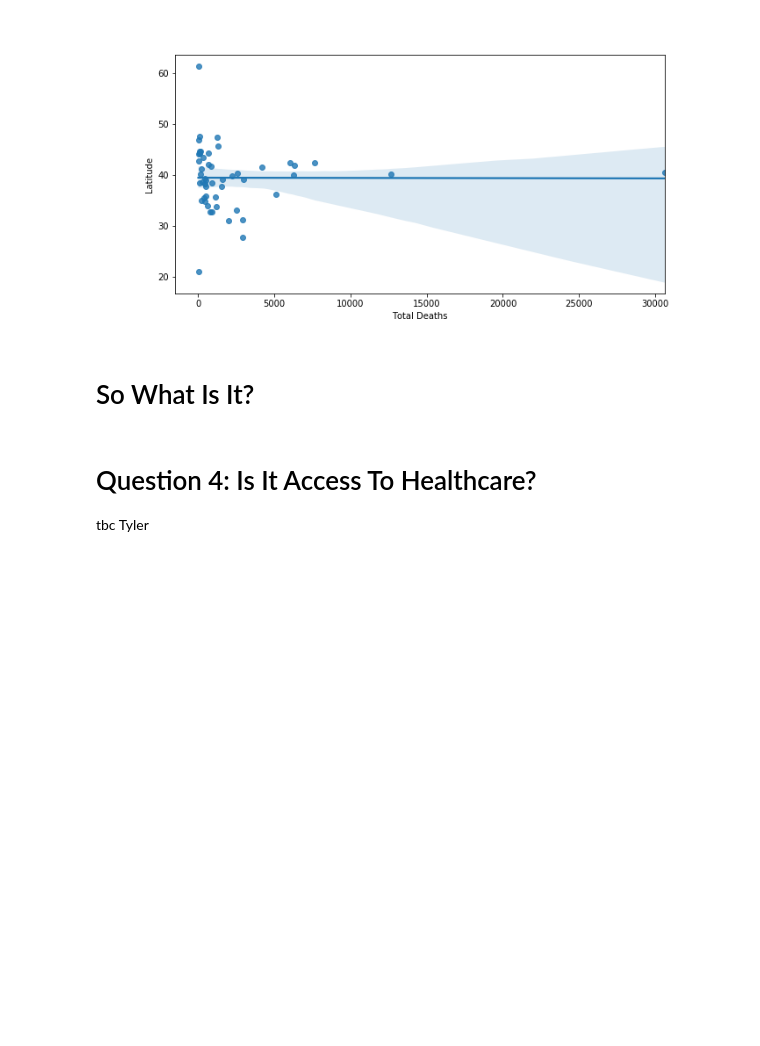
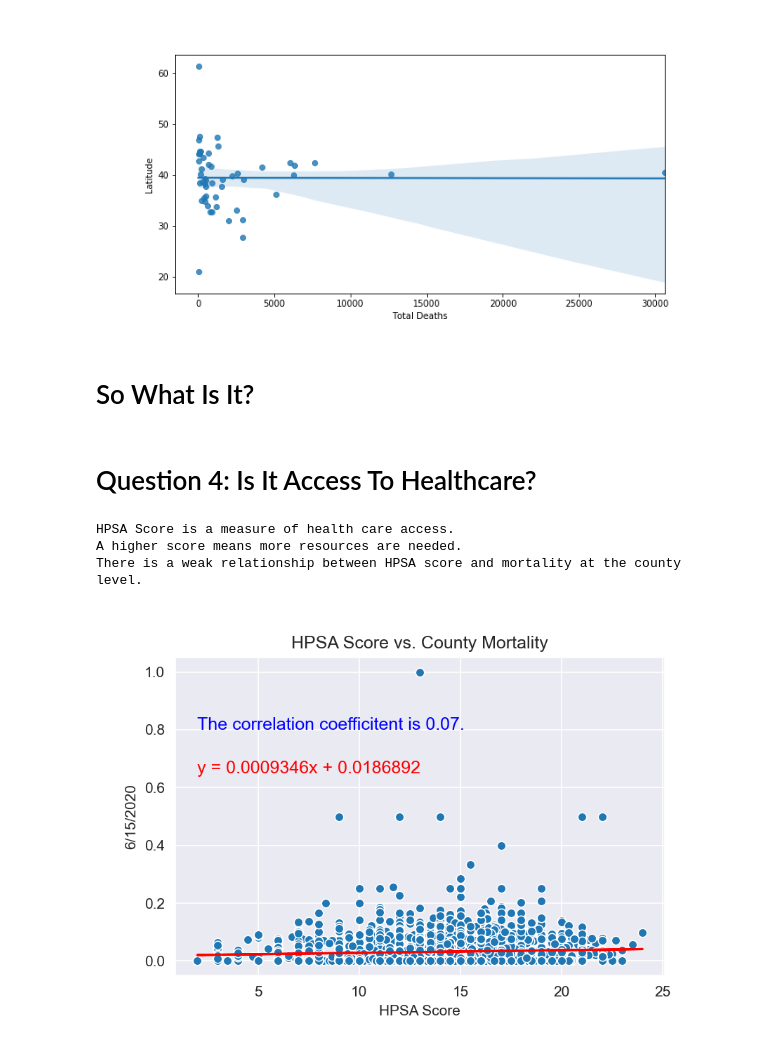
Before and after one commit to lewisaaronpaul/Project01_COVID-19_Analysis_TeamCool, a Jupyter notebook: Project_Presentation.ipynb, the cells around one changed output. Drawn from its saved outputs; the diff is of its cells as text; code cells hidden in the pictures; blank space fills up the shorter version.

```diff
--- a/Project_Presentation.ipynb
+++ b/Project_Presentation.ipynb
@@ -91,4 +90,13 @@ But Latitute is not a good explanation.
 # So What Is It?
 # %% [markdown]
 # Question 4: Is It Access To Healthcare?
-tbc Tyler
+# %%
+print('HPSA Score is a measure of health care access.')
+print('A higher score means more resources are needed.')
+print('There is a weak relationship between HPSA score and mortality at the county level.')
+Image(filename='output_data/HPSAScorevs_CountyMortality.png')
+# %% [output]
+HPSA Score is a measure of health care access.
+A higher score means more resources are needed.
+There is a weak relationship between HPSA score and mortality at the county level.
+[figure, added]
```
Also changed, not shown: parts of 9 cells of this notebook, 8 other files.
